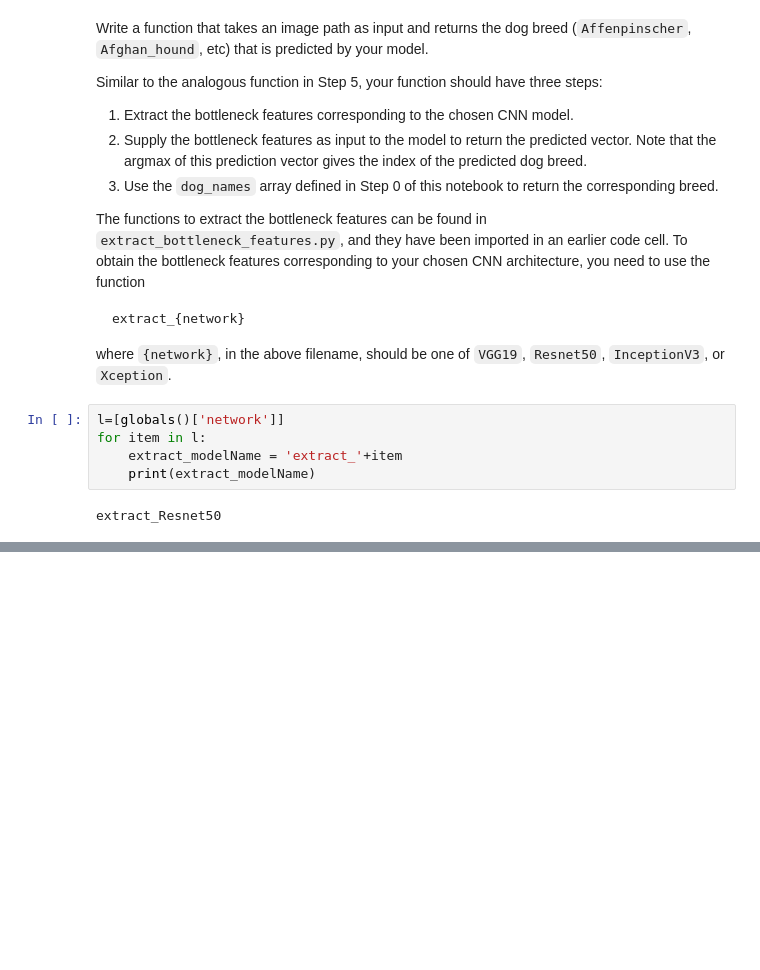
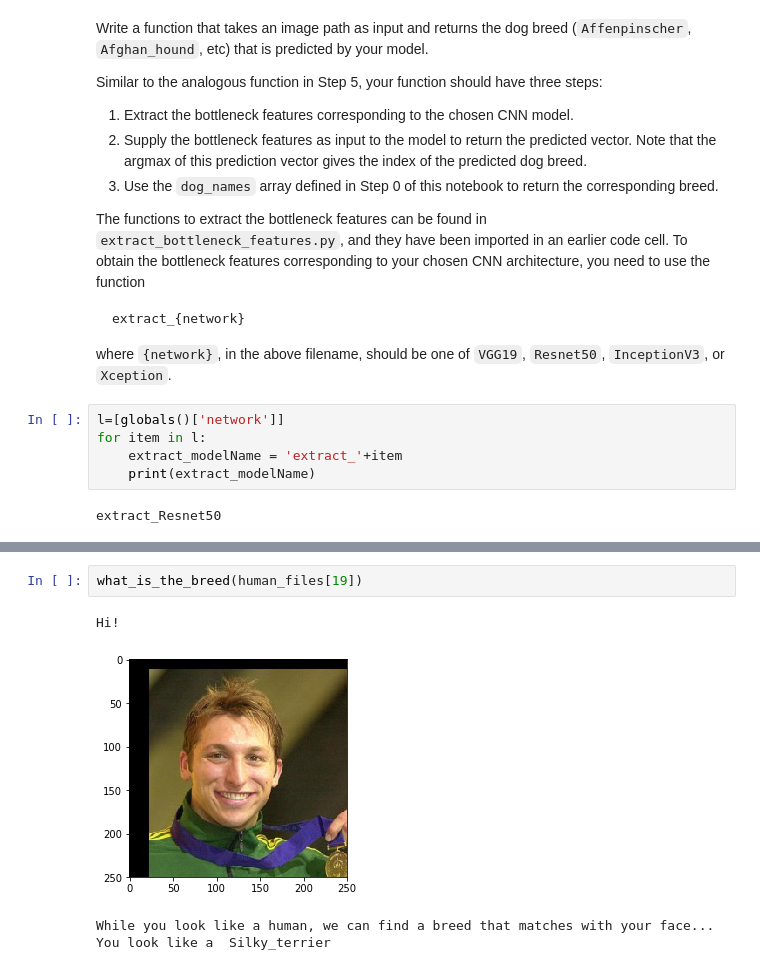
Before and after one commit to rahul-c1/dog-project, a Jupyter notebook: dog_app.ipynb, the cells around one changed output, grey strips where cells are left out. Drawn from its saved outputs; the diff is of its cells as text; blank space fills up the shorter version.

```diff
--- a/dog_app.ipynb
+++ b/dog_app.ipynb
@@ -775,0 +802,7 @@ __Answer:__
+# %%
+what_is_the_breed(human_files[19])
+# %% [output]
+Hi!
+[figure, added]
+While you look like a human, we can find a breed that matches with your face...
+You look like a  Silky_terrier
```
Also changed, not shown: parts of 13 cells of this notebook.
